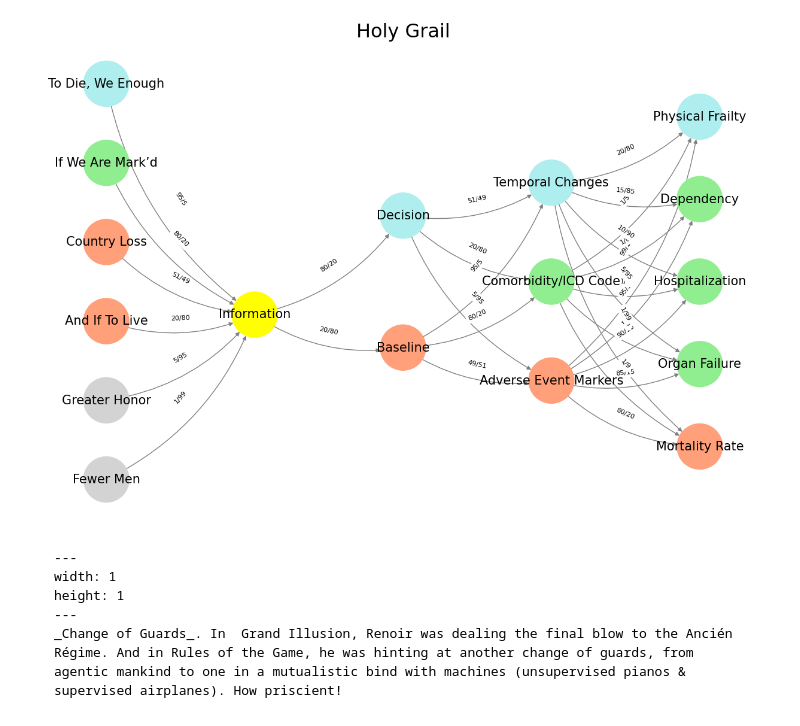
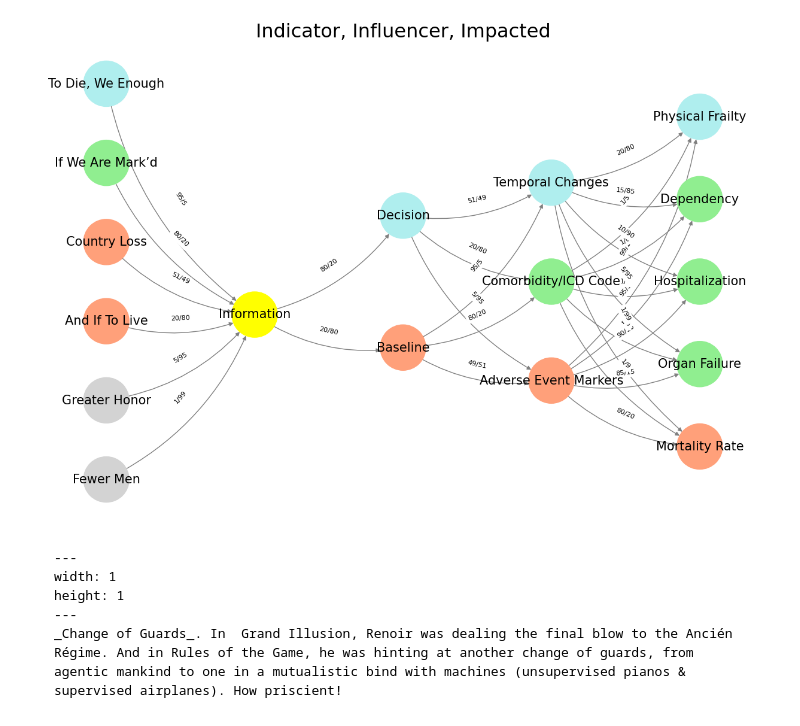
Before and after one commit to abikesa/joan, a Jupyter notebook: kitabo/ensi/_build/jupyter_execute/act2/chapter3.ipynb, the cells around one changed output. Drawn from its saved outputs; the diff is of its cells as text; code cells hidden in the pictures.

```diff
--- a/kitabo/ensi/_build/jupyter_execute/act2/chapter3.ipynb
+++ b/kitabo/ensi/_build/jupyter_execute/act2/chapter3.ipynb
@@ -84,35 +96,35 @@ def visualize_nn():
     pos = {}
     node_colors = []
 
     # Add nodes and assign positions
     for i, (layer_name, nodes) in enumerate(layers.items()):
         positions = calculate_positions(nodes, x_offset=i * 2)
         for node, position in zip(nodes, positions):
             G.add_node(node, layer=layer_name)
             pos[node] = position
             node_colors.append(colors.get(node, 'lightgray'))
 
     # Add edges with weights
     for (source, target), weight in edges.items():
         if source in G.nodes and target in G.nodes:
             G.add_edge(source, target, weight=weight)
 
     # Draw the graph
     plt.figure(figsize=(12, 8))
     edges_labels = {(u, v): d["weight"] for u, v, d in G.edges(data=True)}
 
     nx.draw(
         G, pos, with_labels=True, node_color=node_colors, edge_color='gray',
         node_size=3000, font_size=15, connectionstyle="arc3,rad=0.2"
     )
     nx.draw_networkx_edge_labels(G, pos, edge_labels=edges_labels, font_size=8)
-    plt.title("Holy Grail", fontsize=23)
+    plt.title("Indicator, Influencer, Impacted", fontsize=23)
     plt.show()
 
 # Run the visualization
 visualize_nn()
 # %% [output]
-[figure, old version]
+[figure, new version]
 # %% [markdown]
 
 
```
Also changed, not shown: parts of 2 cells of this notebook, 4 other files.
